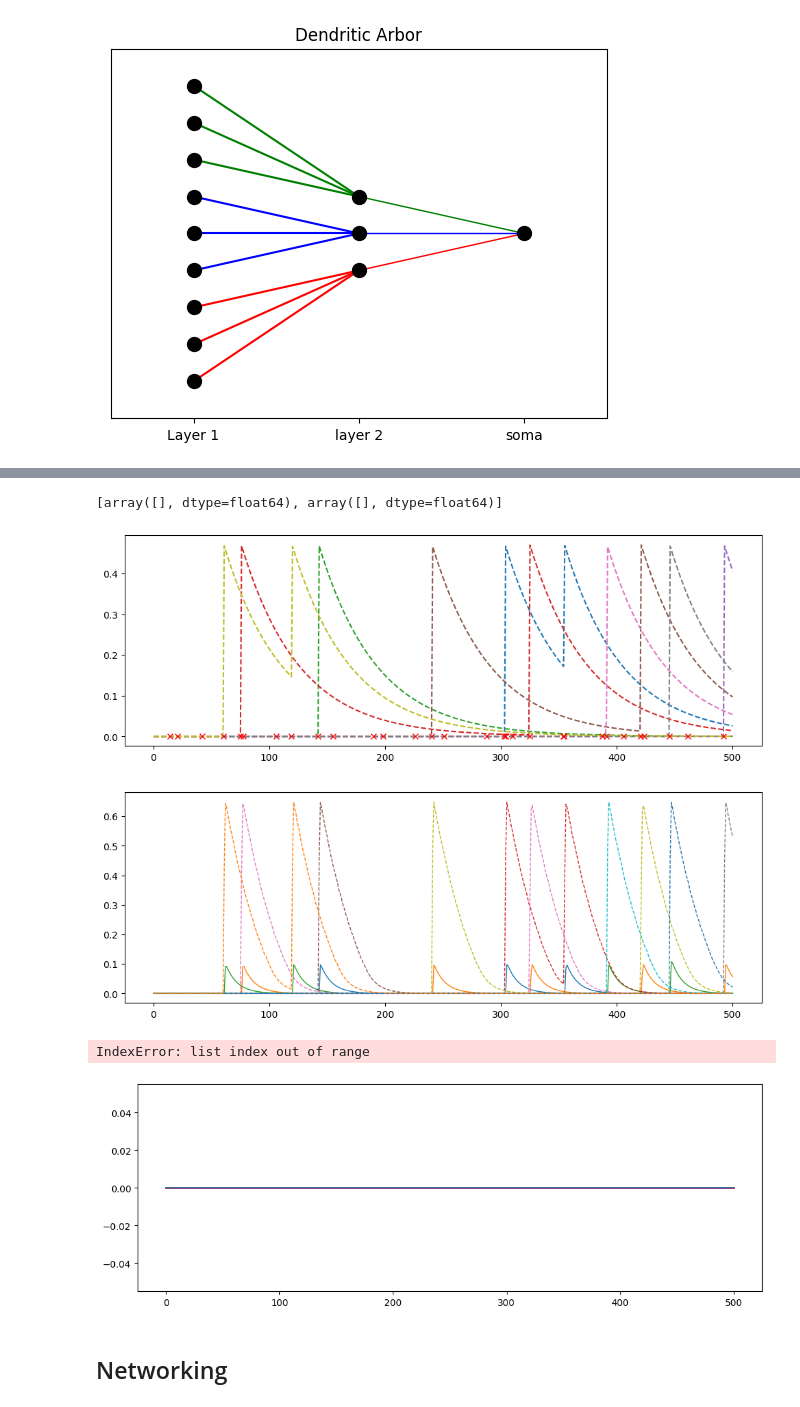
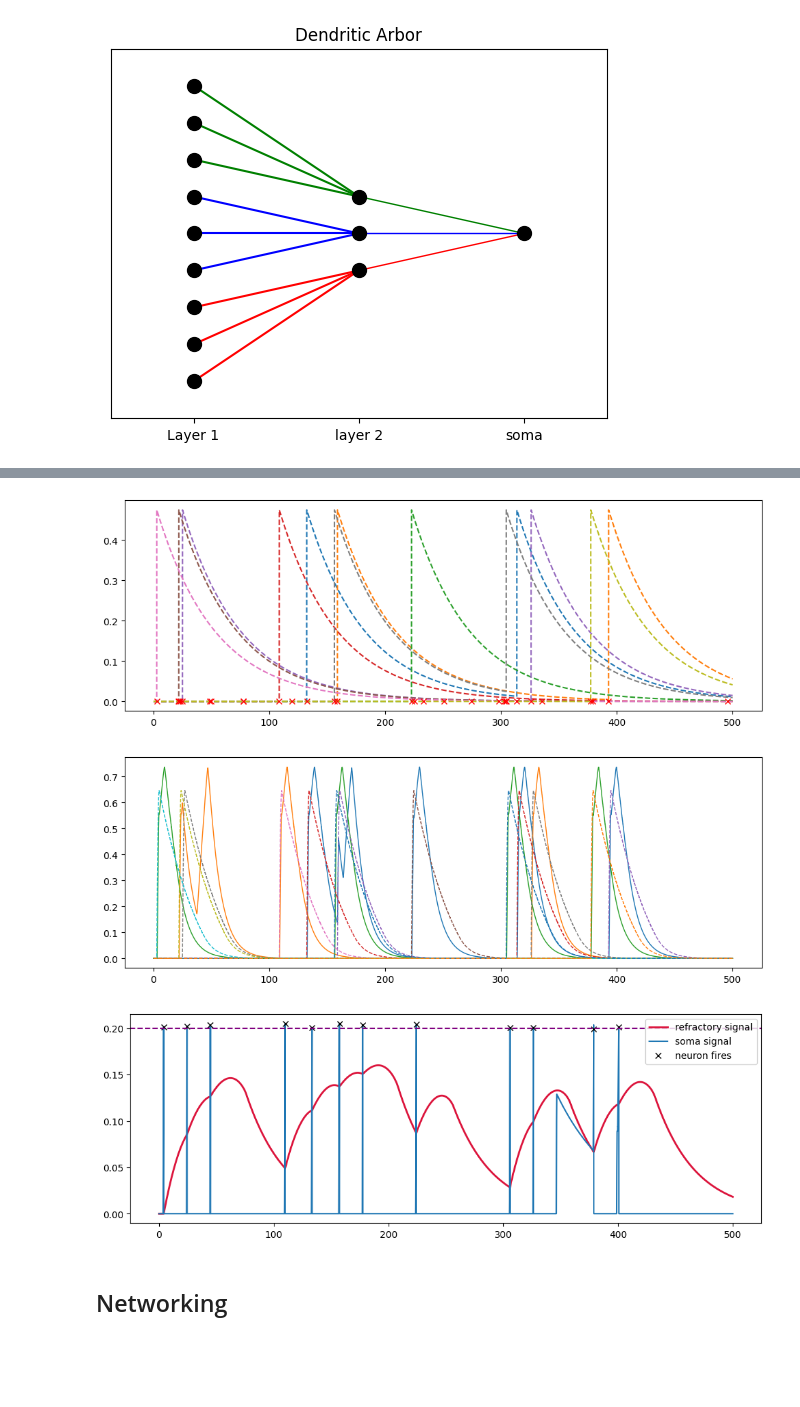
Before and after one commit to ryangitsit/sim_soens, a Jupyter notebook: soen_tutorial.ipynb, the cells around one changed output, grey strips where cells are left out. Drawn from its saved outputs; the diff is of its cells as text; code cells hidden in the pictures; blank space fills up the shorter version.

```diff
--- a/soen_tutorial.ipynb
+++ b/soen_tutorial.ipynb
@@ -293,7 +295,7 @@ default_neuron_params['w_dn'] = 0.9
 default_neuron_params['w_dd'] = 0.9
 default_neuron_params['tau_di'] = 10
 default_neuron_params['tau_ref'] = 35
-default_neuron_params["s_th"] = 0.05
+default_neuron_params["s_th"] = 0.2
 
 # single 3-fractal neurons (9 synapses feed into 9 dendrites, feed into 3 dendrites, feed into 1 soma)
 neo = NeuralZoo(type='3fractal',**default_neuron_params)
@@ -315,50 +317,45 @@ for i in range(len(neo.synapses)):
 # create and run network
 net = network(name = 'network_under_test')
 net.add_neuron(neo.fractal_neuron)
-# net.neurons[list(net.neurons.keys())[0]].name = 1
+net.run_sim(dt = .01, tf = 500)
+net.get_recordings()
 
-
-net.run_sim(dt = .1, tf = 500)
-net.get_recordings()
-# print(net.spikes)
 signal = net.neurons[1].dend__nr_ni.s
 ref = net.neurons[1].dend__ref.s
 plt.figure(figsize=(12,4))
 
 for i in range(len(neo.dendrites)):
     for j in range(len(neo.dendrites[i])):
         if i > 0:
             spd = neo.dendrites[i][j].synaptic_inputs[j].phi_spd
-            plt.plot(spd[::10],'--') #, label='phi_spd_'+str(i))
+            plt.plot(net.t,spd,'--') #, label='phi_spd_'+str(i))
 plt.plot(input.spike_arrays[1],np.zeros(len(input.spike_arrays[1])),'xr', label='input event')
 plt.show()
 plt.close()
 
 plt.figure(figsize=(12,4))
 for i in range(len(neo.dendrites)):
     for j in range(len(neo.dendrites[i])):
         dend_s = neo.dendrites[i][j].s
         if i == 0:
-            plt.plot(dend_s[::10],'-', linewidth=1, label='dend layer '+str(i))
+            plt.plot(net.t,dend_s,'-', linewidth=1, label='dend layer '+str(i))
         if i == 1:
-            plt.plot(dend_s[::10],'--', linewidth=1, label='dend layer '+str(i))
+            plt.plot(net.t,dend_s,'--', linewidth=1, label='dend layer '+str(i))
 
 plt.show()
 plt.close()
 plt.figure(figsize=(12,4))
-plt.plot(ref[::10], linewidth=2, color='crimson', label='refractory signal')
+plt.plot(net.t,ref, linewidth=2, color='crimson', label='refractory signal')
 plt.plot(net.t,net.signal[0], label='soma signal')
 plt.plot(net.spikes[1],net.spike_signals[0],'xk', label='neuron fires')
-plt.axhline(y = single.s_th, color = 'purple', linestyle = '--')
+plt.axhline(y = neo.s_th, color = 'purple', linestyle = '--')
 plt.legend()
 plt.show()
 plt.close()
 # %% [output]
-[array([], dtype=float64), array([], dtype=float64)]
-[figure, old version]
+[figure, new version]
-[figure, old version]
+[figure, new version]
-IndexError: list index out of range
-[figure, old version]
+[figure, new version]
 # %% [markdown]
 ## Networking
 # %%
```
Also changed, not shown: parts of 7 cells of this notebook, 3 other files.
